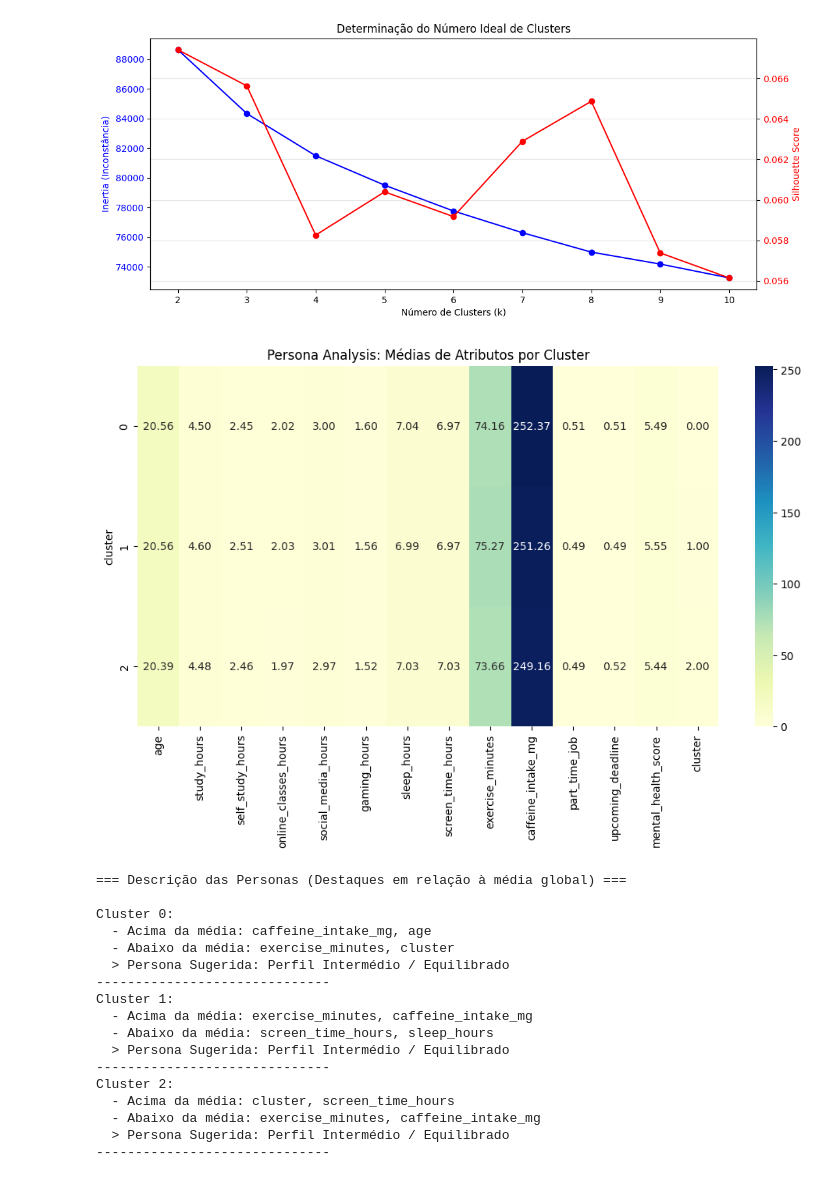
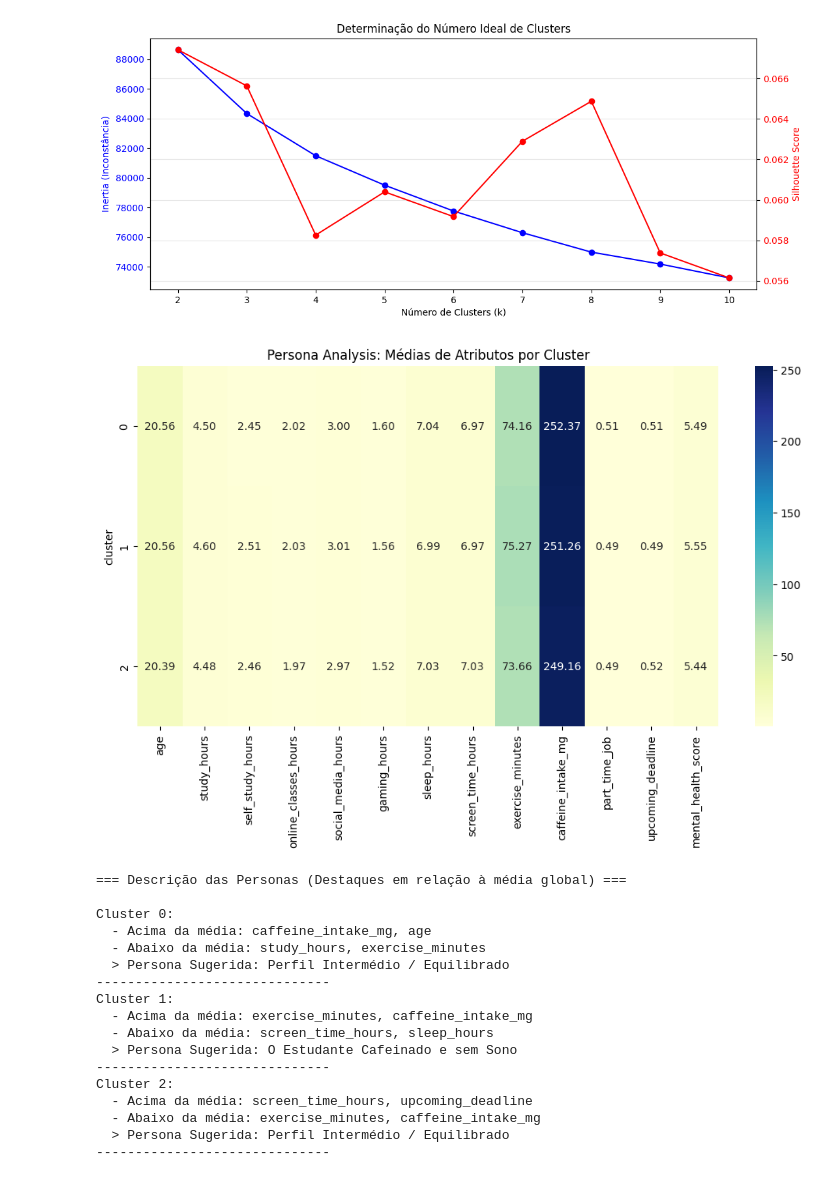
Before and after one commit to gcsoares24/uni-machine-learning-fundamentals, a Jupyter notebook: Fase2.ipynb, the cells around one changed output. Saved outputs shown, nothing was run; the diff lists cells and outputs as text; code cells hidden in the pictures.

```diff
--- a/Fase2.ipynb
+++ b/Fase2.ipynb
@@ -2075,19 +2075,19 @@ plt.show()
 # %%
 # 6.3 Aplicação do K-Means e Análise de Perfis
 optimal_k = 3 # Exemplo baseado na observação dos gráficos acima
 kmeans_final = KMeans(n_clusters=optimal_k, random_state=RANDOM_STATE, n_init=10)
 df['cluster'] = kmeans_final.fit_predict(X_clust_scaled)
 
 # Cálculo das médias por cluster para variáveis numéricas relevantes
-cols_to_profile = [col for col in df.columns if col not in ['student_id', 'focus_index', 'exam_score', 'high_exam_score', 'burnout_level', 'productivity_score']]
+cols_to_profile = [col for col in df.columns if col not in ['student_id', 'focus_index', 'exam_score', 'high_exam_score', 'burnout_level', 'productivity_score', 'cluster']]
 cluster_profiles = df.groupby('cluster')[cols_to_profile].mean(numeric_only=True)
 
 plt.figure(figsize=(12, 6))
 sns.heatmap(cluster_profiles, annot=True, cmap='YlGnBu', fmt=".2f")
 plt.title('Persona Analysis: Médias de Atributos por Cluster')
 plt.show()
 # %% [output]
-[figure, old version]
+[figure, new version]
 # %%
 def describe_personas(profiles, global_mean):
     print("=== Descrição das Personas (Destaques em relação à média global) ===\n")
@@ -2108,6 +2108,10 @@ def describe_personas(profiles, global_mean):
             print("  > Persona Sugerida: O Estudante Esforçado mas Exausto")
         elif 'social_media_hours' in high:
             print("  > Persona Sugerida: O Estudante Digitalmente Distraído")
+        elif 'caffeine_intake_mg' in high and 'sleep_hours' in low:
+            print("  > Persona Sugerida: O Estudante Cafeinado e sem Sono")
+        elif 'exercise_minutes' in high:
+            print("  > Persona Sugerida: O Estudante Ativo/Saudável")
         else:
             print("  > Persona Sugerida: Perfil Intermédio / Equilibrado")
         print("-" * 30)
@@ -2119,16 +2123,16 @@ describe_personas(cluster_profiles, global_avg)
 
 Cluster 0:
   - Acima da média: caffeine_intake_mg, age
-  - Abaixo da média: exercise_minutes, cluster
+  - Abaixo da média: study_hours, exercise_minutes
   > Persona Sugerida: Perfil Intermédio / Equilibrado
 ------------------------------
 Cluster 1:
   - Acima da média: exercise_minutes, caffeine_intake_mg
   - Abaixo da média: screen_time_hours, sleep_hours
-  > Persona Sugerida: Perfil Intermédio / Equilibrado
+  > Persona Sugerida: O Estudante Cafeinado e sem Sono
 ------------------------------
 Cluster 2:
-  - Acima da média: cluster, screen_time_hours
+  - Acima da média: screen_time_hours, upcoming_deadline
   - Abaixo da média: exercise_minutes, caffeine_intake_mg
   > Persona Sugerida: Perfil Intermédio / Equilibrado
 ------------------------------
```
